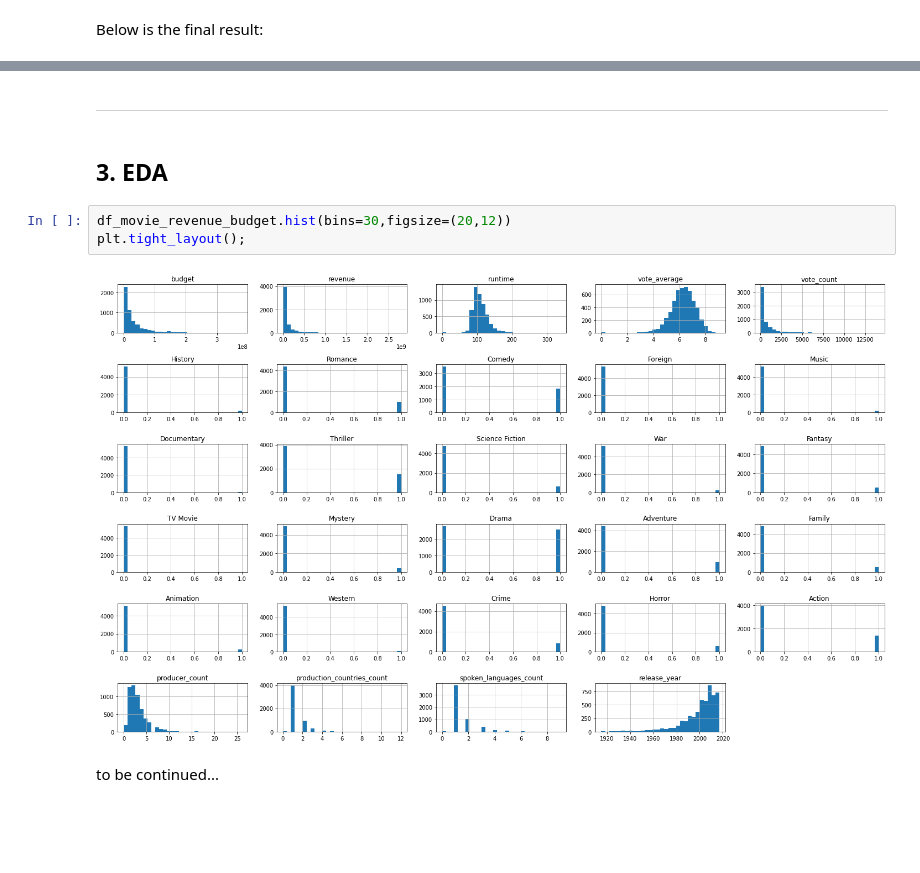
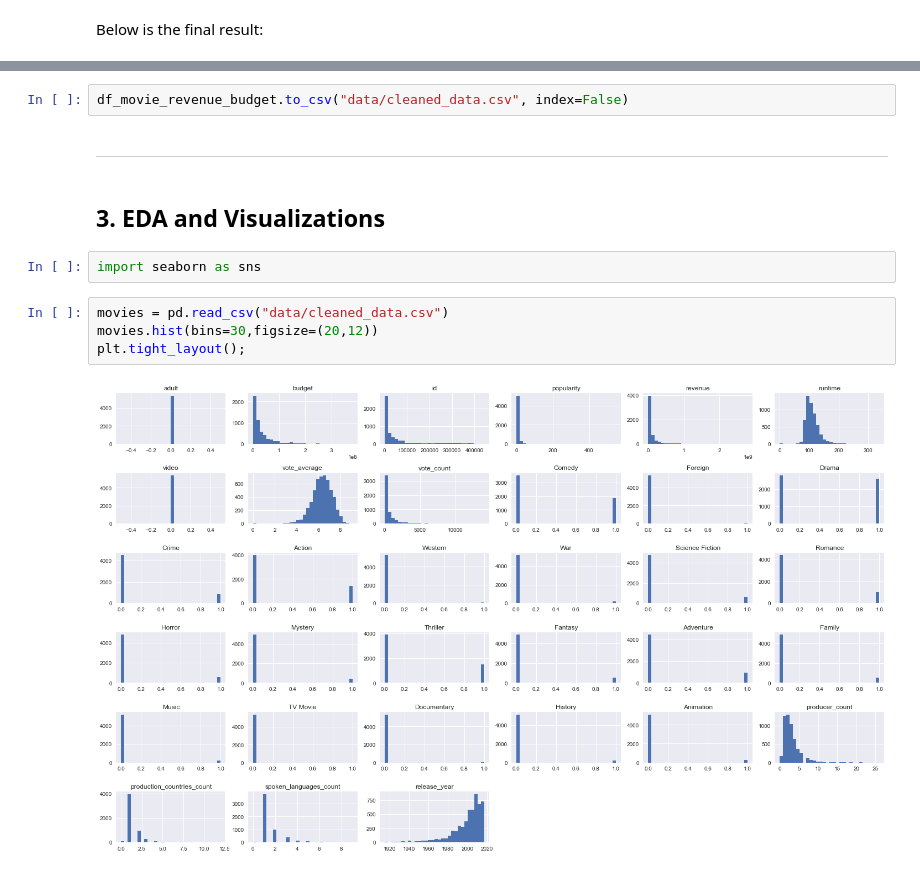
Before and after one commit to colinjl12479/Predicting_Movie_Revenues, a Jupyter notebook: Problem2 Box Office Prediction.ipynb, the cells around one changed output, grey strips where cells are left out. Cells and saved outputs as stored; diff of their text form; blank space fills up the shorter version.

```diff
--- a/Problem2 Box Office Prediction.ipynb
+++ b/Problem2 Box Office Prediction.ipynb
@@ -652,12 +636,15 @@ release_year                           int64
 dtype: object
+# %%
+df_movie_revenue_budget.to_csv("data/cleaned_data.csv", index=False)
 # %% [markdown]
 -----
 # %% [markdown]
-## 3. EDA
+## 3. EDA and Visualizations
+# %%
+import seaborn as sns
 # %%
-df_movie_revenue_budget.hist(bins=30,figsize=(20,12))
+movies = pd.read_csv("data/cleaned_data.csv")
+movies.hist(bins=30,figsize=(20,12))
 plt.tight_layout();
 # %% [output]
-[figure, old version]
+[figure, new version]
-# %% [markdown]
-to be continued...
```
Also changed, not shown: parts of 44 cells of this notebook.
